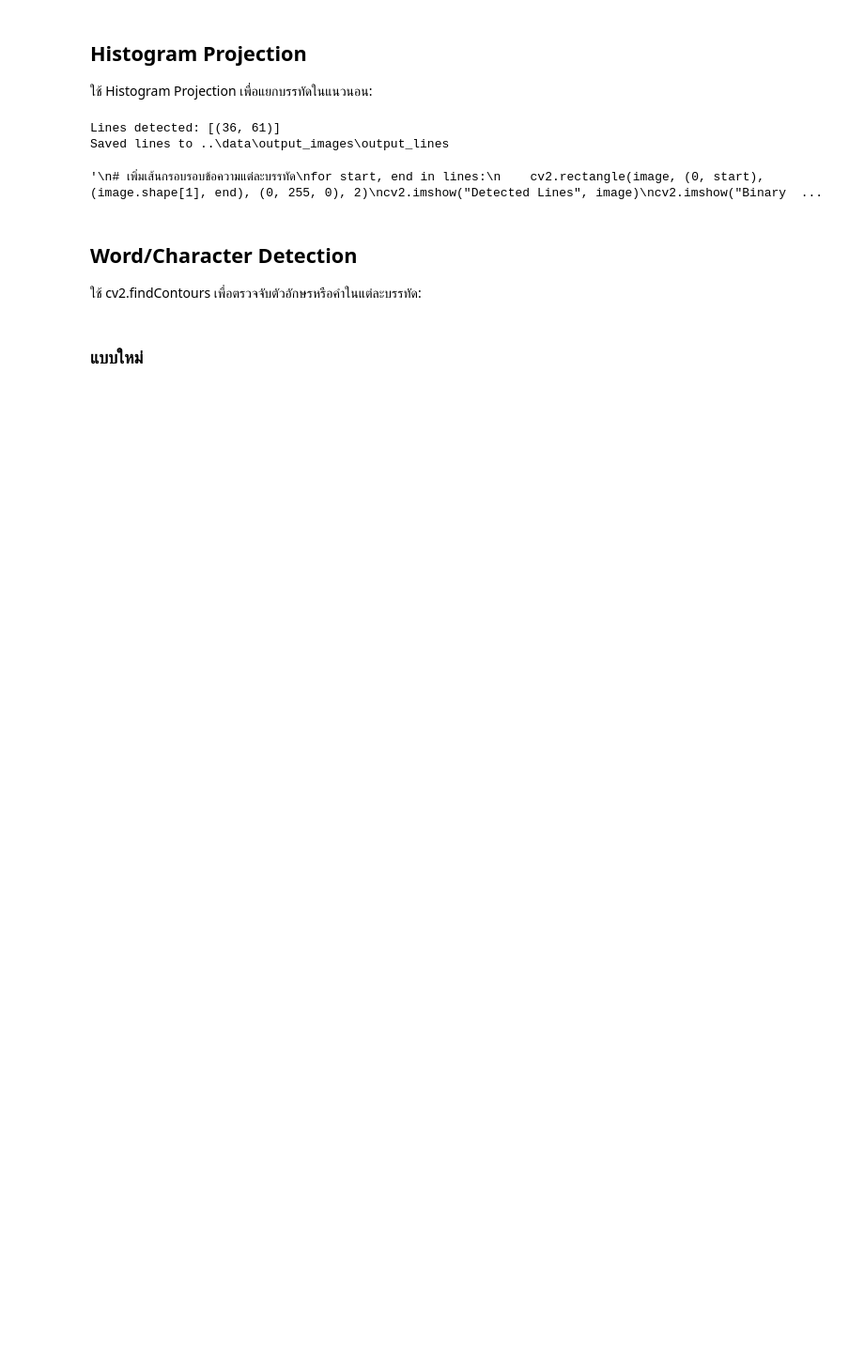
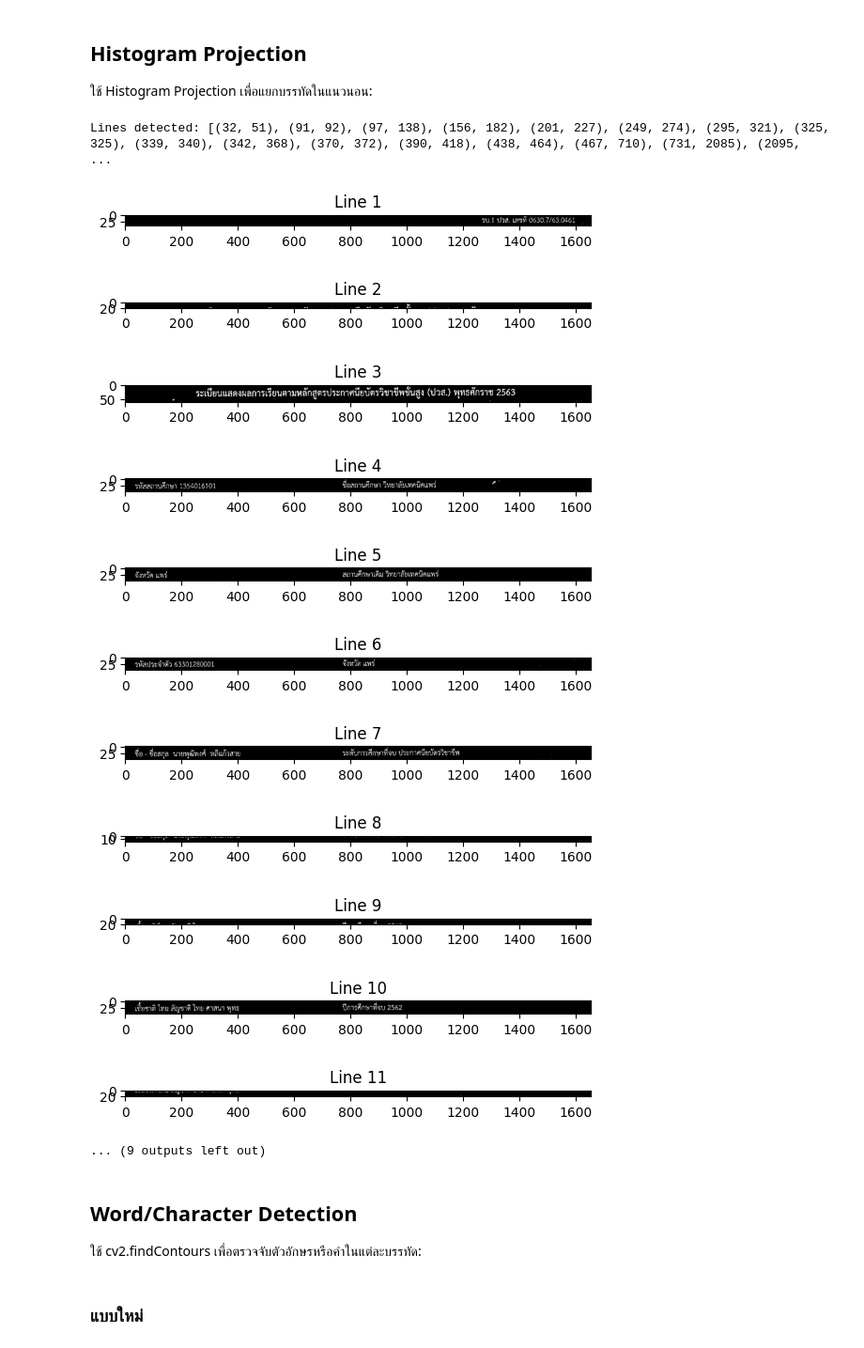
Before and after one commit to kunimpan/ocr-engine-python, a Jupyter notebook: scripts/line_detection_V2.ipynb, the cells around one changed output. Shown at 94% size. Cells and saved outputs as stored; diff of their text form; code cells hidden in the pictures; blank space fills up the shorter version.

```diff
--- a/scripts/line_detection_V2.ipynb
+++ b/scripts/line_detection_V2.ipynb
@@ -16,8 +16,9 @@ output_folder.mkdir(exist_ok=True)
 
 # โหลดภาพ
 #image = cv2.imread("../data/test_images/line_detection/test_a_to_z_3.jpg")
-image = cv2.imread("../data/test_images/line_detection/testAtoZ_1.jpg")
-#image = cv2.imread("../data/test_images/line_detection/test_a_to_z_1.jpg")
+#image = cv2.imread("../data/test_images/line_detection/testAtoZ_1.jpg")
+#image = cv2.imread("../data/test_images/line_detection/0to9_2.jpg")
+image = cv2.imread("../data/test_images/transcript/aun_20240817_0001.jpg")
 if image is None:
     raise FileNotFoundError("ไม่พบไฟล์ภาพ กรุณาตรวจสอบเส้นทางของไฟล์")
 
@@ -37,8 +38,8 @@ binary_image = cv2.adaptiveThreshold(
 # คำนวณ Histogram Projection
 horizontal_projection = np.sum(binary_image, axis=1)  # รวมพิกเซลในแนวนอน
 
-# หาตำแหน่งที่มีข้อความ
-line_indices = np.where(horizontal_projection > 0)[0]
+threshold_value = 2000  # เพิ่มค่าให้เหมาะกับความหนาของตัวอักษร
+line_indices = np.where(horizontal_projection > threshold_value)[0]
 
 # แยกช่วงตำแหน่งแต่ละบรรทัด
 lines = []
@@ -58,39 +59,53 @@ print("Lines detected:", lines)
 
 # แยกบรรทัดและเพิ่ม Padding
 line_images = []
-padding = 5  # ระบุ Padding
+padding = 10  # ระบุ Padding
 
 for start, end in lines:
     padded_start = max(0, start - padding)
     padded_end = min(binary_image.shape[0], end + padding)
     line_img = binary_image[padded_start:padded_end, :]
     line_images.append(line_img)
 
 for idx, line_img in enumerate(line_images):
     file_path = output_folder / f"line_{idx + 1}.png"
     cv2.imwrite(str(file_path), line_img)
+    plt.figure()
+    plt.imshow(line_img, cmap="gray")
+    plt.title(f"Line {idx + 1}")
+    plt.show()
 print(f"Saved lines to {output_folder}")
 
 '''
 # เพิ่มเส้นกรอบรอบข้อความแต่ละบรรทัด
 for start, end in lines:
     cv2.rectangle(image, (0, start), (image.shape[1], end), (0, 255, 0), 2)
 cv2.imshow("Detected Lines", image)
 cv2.imshow("Binary Image", binary_image)
 cv2.waitKey(0)
 cv2.destroyAllWindows()
 
 # การแยกข้อความแต่ละบรรทัดออกเป็นภาพย่อย
 line_images = [binary_image[start:end, :] for start, end in lines]
 for idx, line_img in enumerate(line_images):
     cv2.imshow(f"Line {idx + 1}", line_img)
 cv2.waitKey(0)
 cv2.destroyAllWindows()
 '''
 # %% [output]
-Lines detected: [(36, 61)]
-Saved lines to ..\data\output_images\output_lines
+Lines detected: [(32, 51), (91, 92), (97, 138), (156, 182), (201, 227), (249, 274), (295, 321), (325, 325), (339, 340), (342, 368), (370, 372), (390, 418), (438, 464), (467, 710), (731, 2085), (2095,  ...
+[figure, added]
+[figure, added]
+[figure, added]
+[figure, added]
+[figure, added]
+[figure, added]
+[figure, added]
+[figure, added]
+[figure, added]
+[figure, added]
+[figure, added]
-'\n# เพิ่มเส้นกรอบรอบข้อความแต่ละบรรทัด\nfor start, end in lines:\n    cv2.rectangle(image, (0, start), (image.shape[1], end), (0, 255, 0), 2)\ncv2.imshow("Detected Lines", image)\ncv2.imshow("Binary  ...
+... (9 outputs left out)
 # %% [markdown]
 ## Word/Character Detection
 ใช้ cv2.findContours เพื่อตรวจจับตัวอักษรหรือคำในแต่ละบรรทัด:
```
Also changed, not shown: parts of 3 cells of this notebook, 9 other files.
